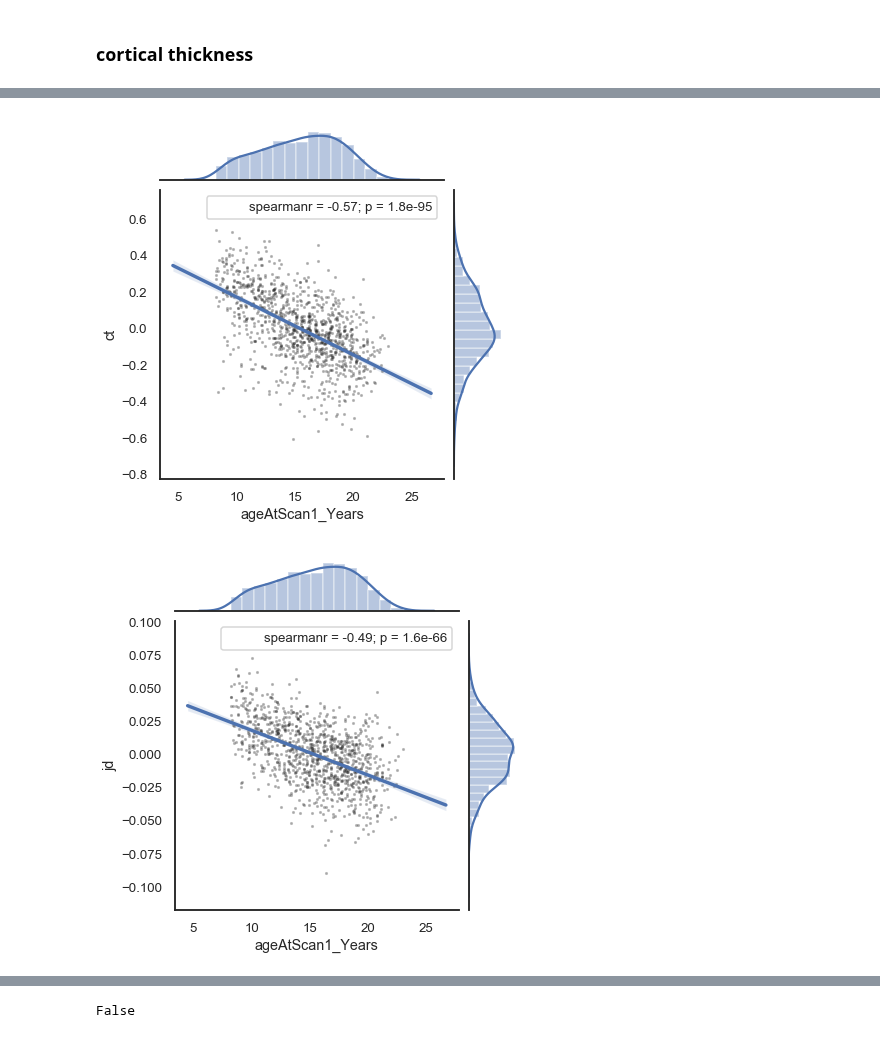
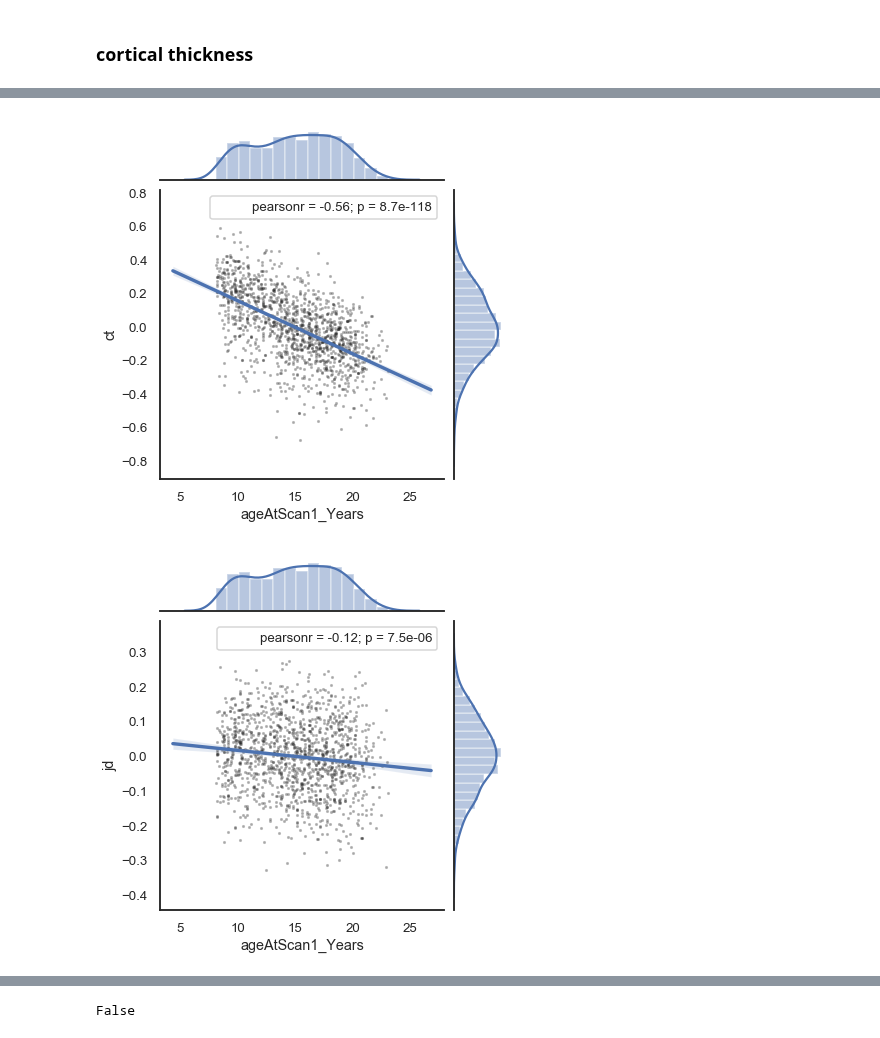
Before and after one commit to lindenmp/normative_neurodev_cs_t1, a Jupyter notebook: code/clean_node_metrics.ipynb, the cells around one changed output, grey strips where cells are left out. Cells and saved outputs as stored; diff of their text form; code cells hidden in the pictures.

Commit message:
Remove outlier detection stuff. Not needed for T1 metrics.

```diff
--- a/code/clean_node_metrics.ipynb
+++ b/code/clean_node_metrics.ipynb
@@ -91,5 +88,0 @@ my_thresh = 100
-# %%
-for metric in metrics:
-    x = df_node_mean.loc[:,metric].copy()
-    outliers = mark_outliers(x, thresh = my_thresh)
-    print(metric + ': ' + str(np.round((outliers.sum() / x.shape[0]) * 100,2)))
@@ -104,14 +88,0 @@ Note, results are unaffected by setting my_thresh to 3, 4,5, or 6
-# %%
-df_node_mask = pd.DataFrame(index = df_node.index, columns = df_node.columns)
-for i, col in enumerate(df_node.columns):
-    x = df_node.loc[:,col].copy()
-    x_out = mark_outliers(x, thresh = my_thresh)
-    df_node_mask.loc[:,col] = x_out
-
-f, axes = plt.subplots(1,2)
-f.set_figwidth(10)
-f.set_figheight(5)
-
-for i, metric in enumerate(metrics):
-    if df_node_mask.filter(regex = metric).sum().any():
-        sns.distplot(df_node_mask.filter(regex = metric).sum()/df_node_mask.filter(regex = metric).shape[0]*100, ax = axes[i])
@@ -120,10 +89,3 @@ for i, metric in enumerate(metrics):
-# %%
-for i, col in enumerate(df_node.columns):
-    x = df_node.loc[:,col].copy()
-    x_out = winsorize_outliers_signed(x, thresh = my_thresh)
-    if np.any(x != x_out):
-        print('winsorizing ' + col)
-        df_node.loc[:,col] = x_out
 # %%
 my_str = os.environ['MODELDIR'].split('/')[-1]
 my_str = my_str.split('_')[-1]
@@ -140,7 +102,7 @@ df_node.shape
 ### cortical thickness
 # %%
 # labels of nuisance regressors
-nuis = ['mprage_antsCT_vol_TBV','averageManualRating']
+nuis = ['averageManualRating']
 print(nuis)
 df_nuis = df[nuis]
 df_nuis = sm.add_constant(df_nuis)
@@ -174,20 +136,20 @@ for metric in metrics:
 metric_x = 'ageAtScan1_Years'
 metric_y = 'ct'
 f = sns.jointplot(x = df[metric_x], y = df_node_mean[metric_y], kind="reg")
-f.annotate(sp.stats.spearmanr)
+f.annotate(sp.stats.pearsonr)
 f.plot_joint(plt.scatter, c = "k", s = 5, linewidth = 2, marker = ".", alpha = 0.3)
 f.ax_joint.collections[0].set_alpha(0)
 # %% [output]
-[figure, old version]
+[figure, new version]
 # %%
 metric_x = 'ageAtScan1_Years'
 metric_y = 'jd'
 f = sns.jointplot(x = df[metric_x], y = df_node_mean[metric_y], kind="reg")
-f.annotate(sp.stats.spearmanr)
+f.annotate(sp.stats.pearsonr)
 f.plot_joint(plt.scatter, c = "k", s = 5, linewidth = 2, marker = ".", alpha = 0.3)
 f.ax_joint.collections[0].set_alpha(0)
 # %% [output]
-[figure, old version]
+[figure, new version]
 # %%
 metric_x = 'ct'
 metric_y = 'jd'
```
Also changed, not shown: parts of 18 cells of this notebook, 1 other file.
